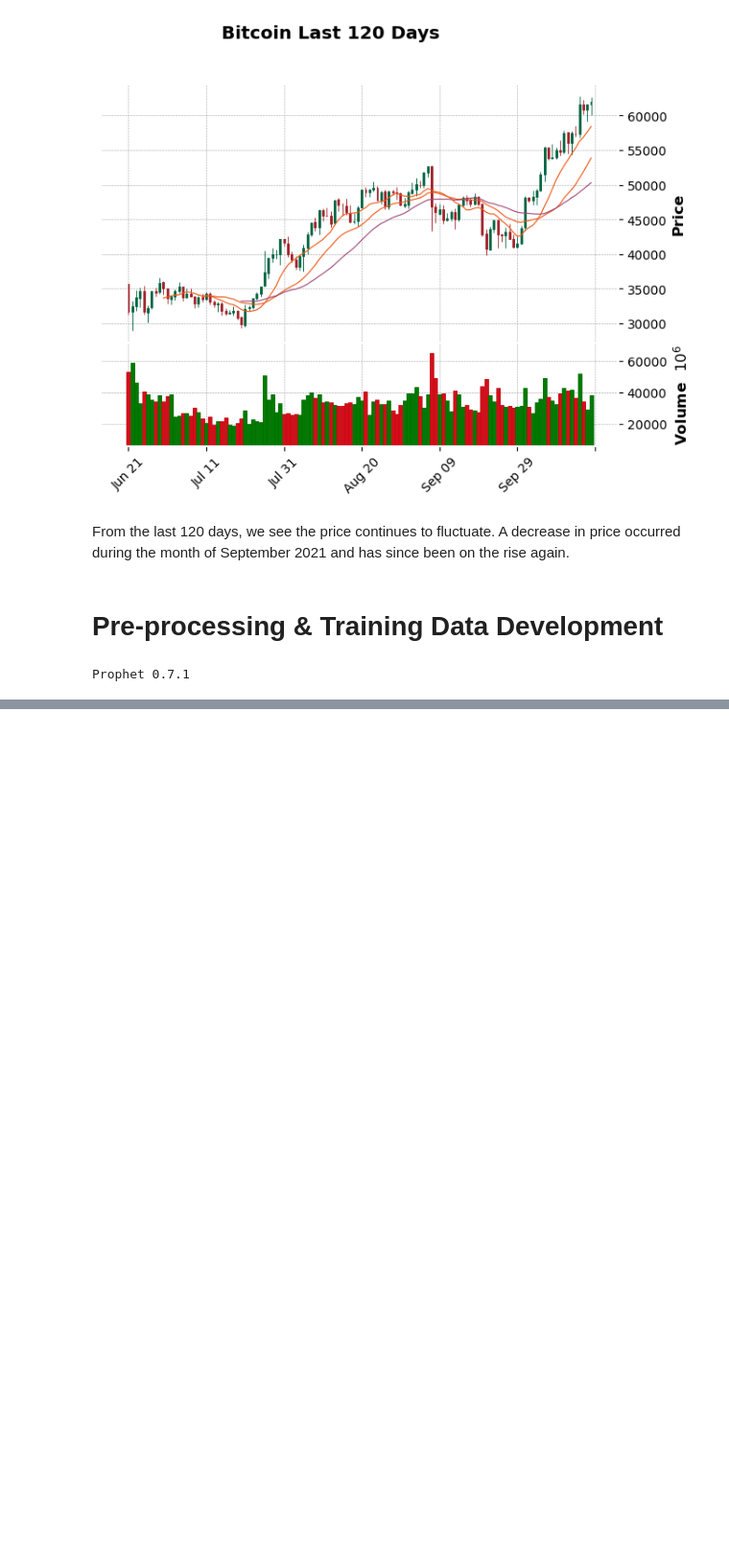
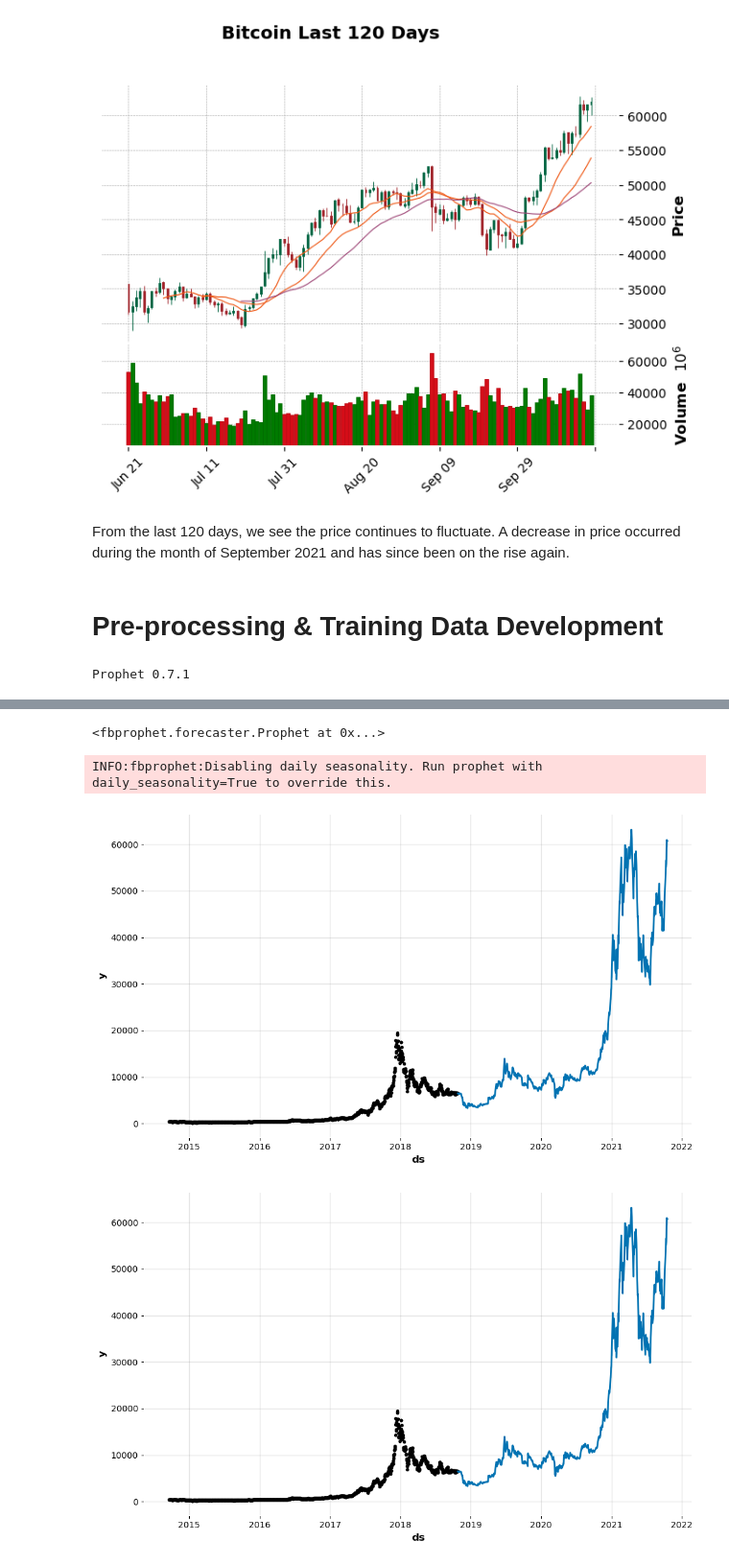
Before and after one commit to General2096/Sprinboard, a Jupyter notebook: Capstone Project/Pre-processing & Training Data Development Bitcoin.ipynb, the cells around one changed output, grey strips where cells are left out. Shown at 96% size. Saved outputs shown, nothing was run; the diff lists cells and outputs as text; code cells hidden in the pictures; blank space fills up the shorter version.

```diff
--- a/Capstone Project/Pre-processing & Training Data Development Bitcoin.ipynb
+++ b/Capstone Project/Pre-processing & Training Data Development Bitcoin.ipynb
@@ -433,0 +493,9 @@ fig = plot_cross_validation_metric(df_cv, metric='mape')
+# %%
+bc_prophet['Open'] = bc['Open']
+bc_prophet['High'] = bc['High']
+bc_prophet['Low'] = bc['Low']
+bc_prophet['Volume'] = bc['Volume']
+bc_prophet['Return'] = bc['Return']
+bc_prophet=bc_prophet.dropna()
+train_X= bc_prophet[:1500]
+test_X= bc_prophet[1500:]
@@ -433,0 +520,20 @@ fig = plot_cross_validation_metric(df_cv, metric='mape')
+# %%
+pro_regressor= Prophet()
+pro_regressor.add_regressor('Open')
+pro_regressor.add_regressor('High')
+pro_regressor.add_regressor('Low')
+pro_regressor.add_regressor('Volume')
+pro_regressor.add_regressor('Return')
+# %% [output]
+<fbprophet.forecaster.Prophet at 0x...>
+# %%
+pro_regressor.fit(train_X)
+future_data = pro_regressor.make_future_dataframe(periods=249)
+# %% [output]
+INFO:fbprophet:Disabling daily seasonality. Run prophet with daily_seasonality=True to override this.
+# %%
+forecast_data = pro_regressor.predict(test_X)
+pro_regressor.plot(forecast_data)
+# %% [output]
+[figure, added]
+[figure, added]
```
Also changed, not shown: parts of 43 cells of this notebook.
